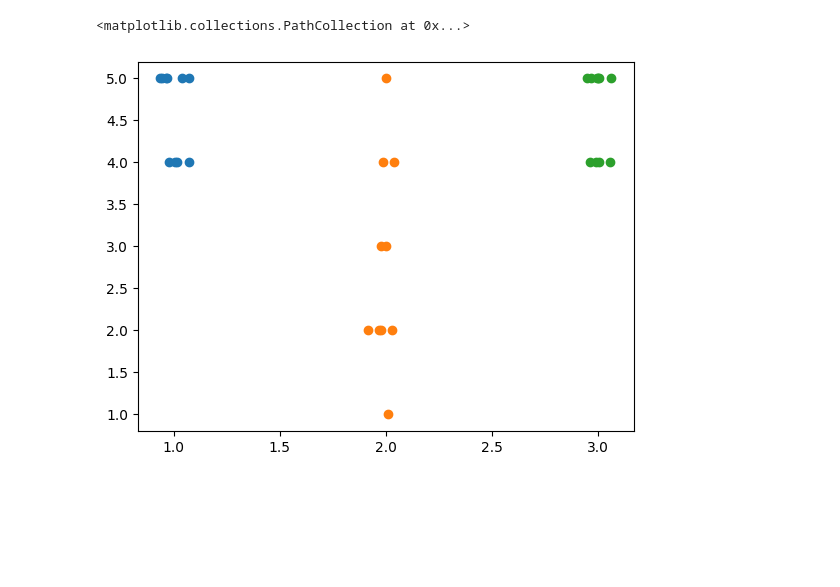
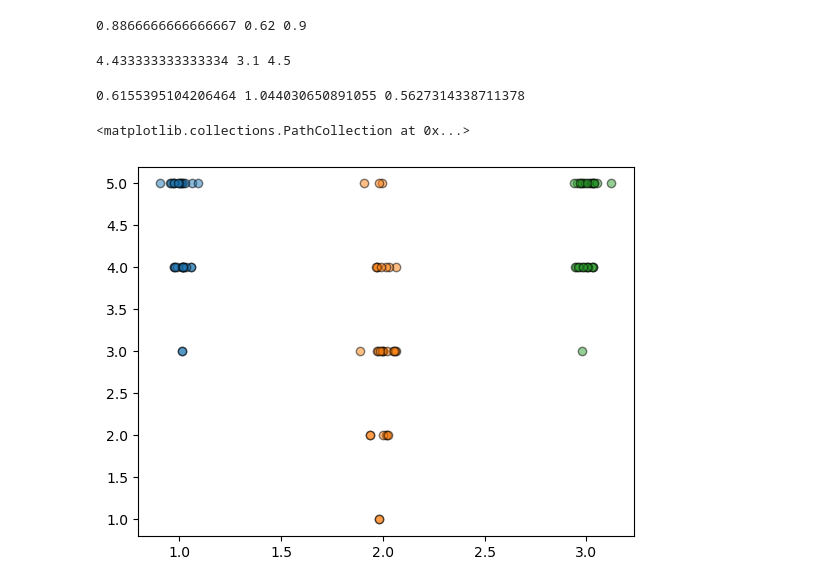
Before and after one commit to EBI-Metagenomics/causal_multi-omics_recommender, a Jupyter notebook: code/magnetic_field_simulations/aggregate_plot_v2.ipynb, the cells around one changed output. Cells and saved outputs as stored; diff of their text form; code cells hidden in the pictures; blank space fills up the shorter version.

```diff
--- a/code/magnetic_field_simulations/aggregate_plot_v2.ipynb
+++ b/code/magnetic_field_simulations/aggregate_plot_v2.ipynb
@@ -117,4 +26,0 @@ Name: p-value, Length: 20000, dtype: float64
-# %%
-labels_list = [labels1, labels2, labels3, labels4, labels5, labels6, labels7, labels8, labels9, labels10]
-LGR_list = [LGR1, LGR2, LGR3, LGR4, LGR5, LGR6, LGR7, LGR8, LGR9, LGR10]
-GFGWA_list = [GFGWA_1, GFGWA_2, GFGWA_3, GFGWA_4, GFGWA_5, GFGWA_6, GFGWA_7, GFGWA_8, GFGWA_9, GFGWA_10]
@@ -161,10 +33,10 @@ Jaccard(labels, GFGWA_recommendations)
 # %%
-for i in range(10):
-    labels_df = labels_list[i]
-    LGR_df = LGR_list[i]
-    GFGWA_df = GFGWA_list[i]
+# for i in range(30):
+#     labels_df = labels_list[i]
+#     LGR_df = LGR_list[i]
+#     GFGWA_df = GFGWA_list[i]
 
-    labels_set = set(labels_df["0"].values)
-    LGR_set = set(LGR_df["Gene"].str.replace("Feature_", "").head(5).values.astype(int))
-    jaccard_LGR = Jaccard(labels_set, LGR_set)
-    print(jaccard_LGR)
+#     labels_set = set(labels_df["0"].values)
+#     LGR_set = set(LGR_df["Gene"].str.replace("Feature_", "").head(5).values.astype(int))
+#     jaccard_LGR = Jaccard(labels_set, LGR_set)
+#     print(jaccard_LGR)
@@ -230,10 +112,22 @@ print(np.sum(lgr_hits), np.sum(gfgwa_hits), np.sum(cmor_hits))
+# %%
+print(np.sum(lgr_hits)/150, np.sum(gfgwa_hits)/150, np.sum(cmor_hits)/150)
+# %% [output]
+0.8866666666666667 0.62 0.9
+# %%
+print(np.mean(lgr_hits), np.mean(gfgwa_hits), np.mean(cmor_hits))
+# %% [output]
+4.433333333333334 3.1 4.5
+# %%
+print(np.std(lgr_hits), np.std(gfgwa_hits), np.std(cmor_hits))
+# %% [output]
+0.6155395104206464 1.044030650891055 0.5627314338711378
 # %%
 y= lgr_hits
-plt.scatter(y=y, x = np.random.normal(1, 0.04, size=len(y)))
+plt.scatter(y=y, x = np.random.normal(1, 0.04, size=len(y)), alpha=0.5, edgecolors='k')
 y= gfgwa_hits
-plt.scatter(y=y, x = np.random.normal(2, 0.04, size=len(y)))
-y= lgr_hits
-plt.scatter(y=y, x = np.random.normal(3, 0.04, size=len(y)))
+plt.scatter(y=y, x = np.random.normal(2, 0.04, size=len(y)), alpha=0.5, edgecolors='k')
+y= cmor_hits
+plt.scatter(y=y, x = np.random.normal(3, 0.04, size=len(y)), alpha=0.5, edgecolors='k')
 # %% [output]
 <matplotlib.collections.PathCollection at 0x...>
-[figure, old version]
+[figure, new version]
```
Also changed, not shown: parts of 31 cells of this notebook, 11 other files.
